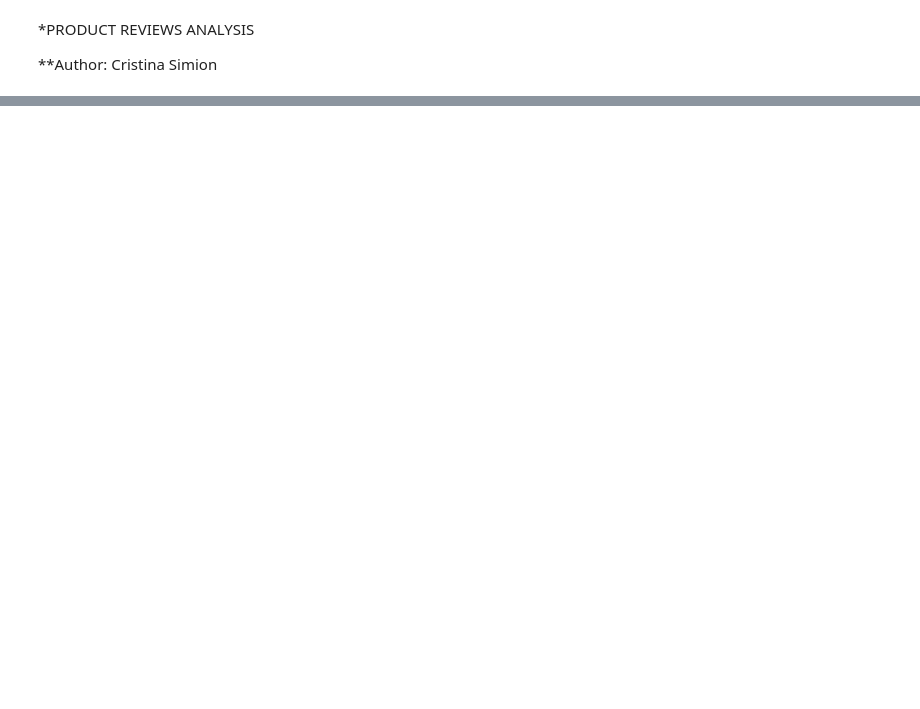
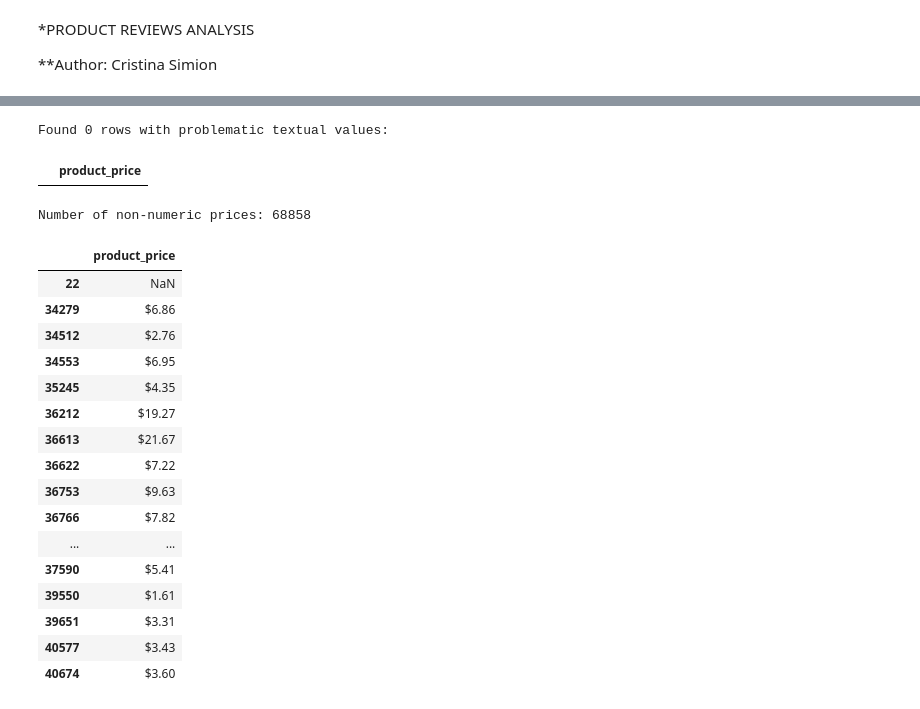
Before and after one commit to CristinaAndreeaSimion/ml-product-reviews-project, a Jupyter notebook: notebooks/product_reviews_analysis.ipynb, the cells around one changed output, grey strips where cells are left out. Drawn from its saved outputs; the diff is of its cells as text; code cells hidden in the pictures; blank space fills up the shorter version.

```diff
--- a/notebooks/product_reviews_analysis.ipynb
+++ b/notebooks/product_reviews_analysis.ipynb
@@ -34,0 +190,38 @@ First 5 rows:
+# %%
+# 4. Check for known non-numeric text values
+problematic_values = ['Free', 'Not Available', 'N/A', 'None', '-', 'free', 'unknown', 'Unavailable']
+# Identify rows containing these specific non-numeric values
+mask_problematic = df['product_price'].astype(str).str.strip().isin(problematic_values)
+df_problematic = df[mask_problematic]
+print(f"\nFound {len(df_problematic)} rows with problematic textual values:")
+display(df_problematic[['product_price']].drop_duplicates())
+# %% [output]
+Found 0 rows with problematic textual values:
+|  | product_price |
+# %%
+# 5. Find and display some of the non-numeric values
+price_clean = df['product_price'].astype(str).str.strip()
+price_numeric = pd.to_numeric(price_clean, errors='coerce')
+
+invalid_prices = df[price_numeric.isna()]
+print("Number of non-numeric prices:", len(invalid_prices))
+display(invalid_prices[['product_price']].drop_duplicates().head(20))
+# %% [output]
+Number of non-numeric prices: 68858
+|  | product_price |
+| 22 | NaN |
+| 34279 | $6.86 |
+| 34512 | $2.76 |
+| 34553 | $6.95 |
+| 35245 | $4.35 |
+| 36212 | $19.27 |
+| 36613 | $21.67 |
+| 36622 | $7.22 |
+| 36753 | $9.63 |
+| 36766 | $7.82 |
+| ... | ... |
+| 37590 | $5.41 |
+| 39550 | $1.61 |
+| 39651 | $3.31 |
+| 40577 | $3.43 |
+| 40674 | $3.60 |
```
Also changed, not shown: parts of 12 cells of this notebook.
